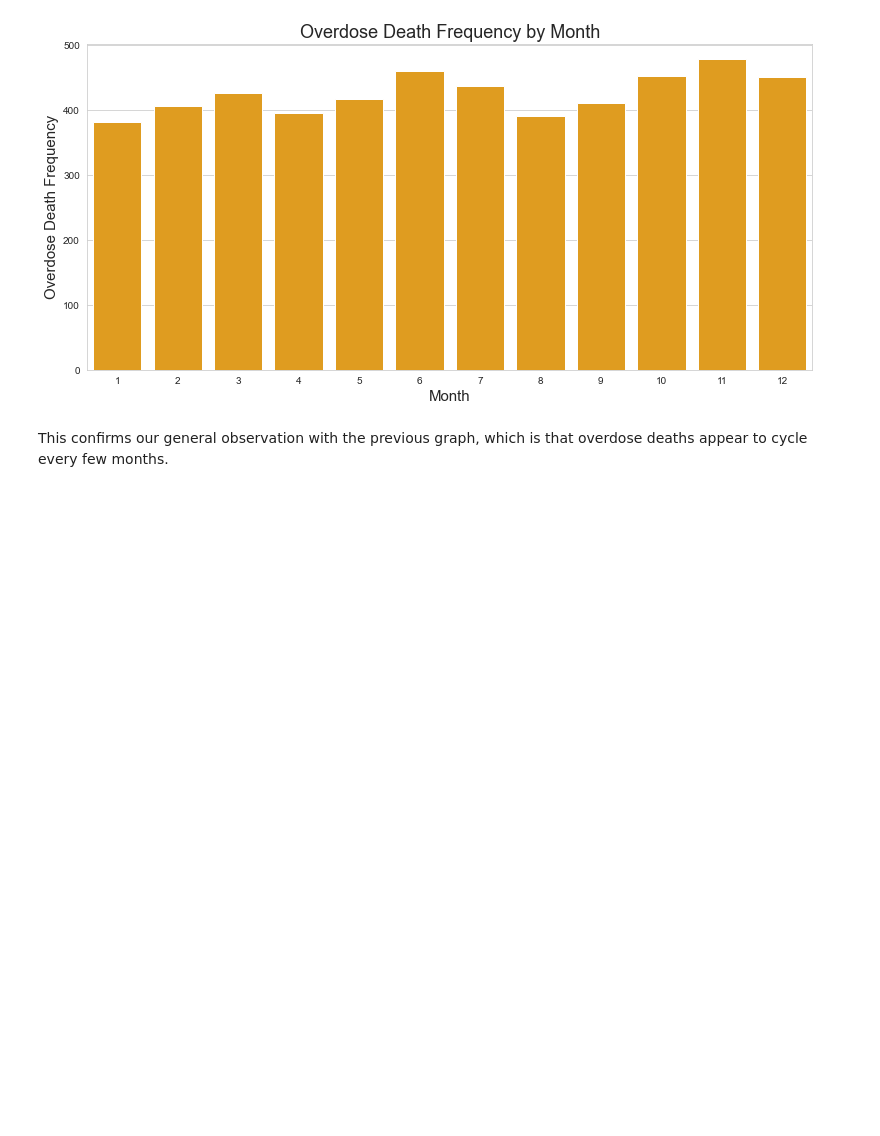
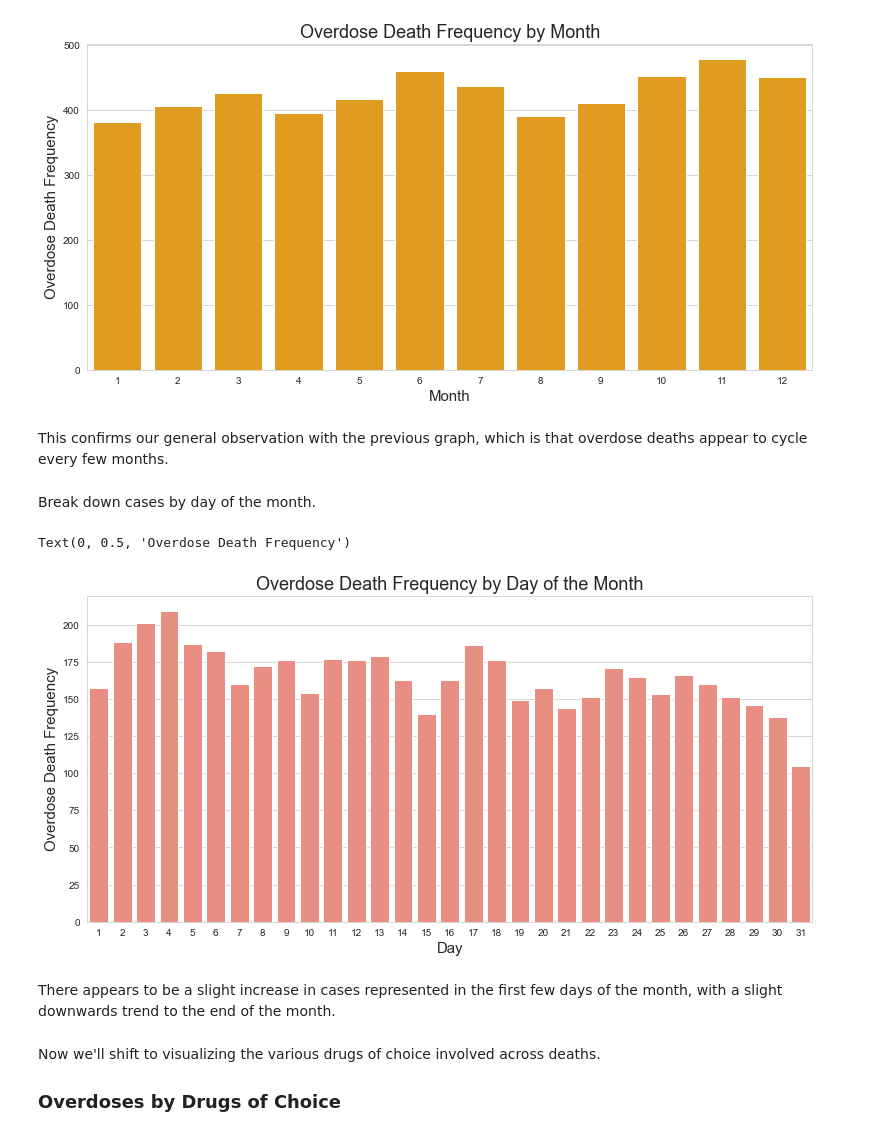
Before and after one commit to eseguia/Drug_Overdose_Deaths, a Jupyter notebook: drug_overdose_deaths.ipynb, the cells around one changed output. Drawn from its saved outputs; the diff is of its cells as text; code cells hidden in the pictures; blank space fills up the shorter version.

```diff
--- a/drug_overdose_deaths.ipynb
+++ b/drug_overdose_deaths.ipynb
@@ -241,3 +241,19 @@ Text(0, 0.5, 'Overdose Death Frequency')
 [figure]
 # %% [markdown]
 This confirms our general observation with the previous graph, which is that overdose deaths appear to cycle every few months.
+# %% [markdown]
+Break down cases by day of the month.
+# %%
+plt.figure(figsize=(13,6))
+sns.countplot(df['day'], color = 'salmon')
+plt.title('Overdose Death Frequency by Day of the Month', fontsize = 18)
+plt.xlabel('Day', fontsize = 15)
+plt.ylabel('Overdose Death Frequency', fontsize = 15)
+# %% [output]
+Text(0, 0.5, 'Overdose Death Frequency')
+[figure, added]
+# %% [markdown]
+There appears to be a slight increase in cases represented in the first few days of the month, with a slight downwards trend to the end of the month.
+# %% [markdown]
+Now we'll shift to visualizing the various drugs of choice involved across deaths.
+### Overdoses by Drugs of Choice
```
Also changed, not shown: parts of 3 cells of this notebook.
